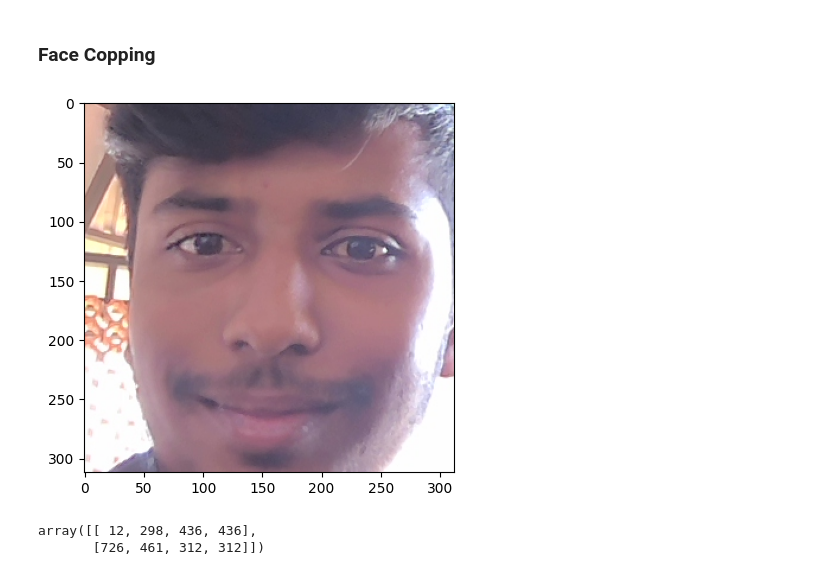
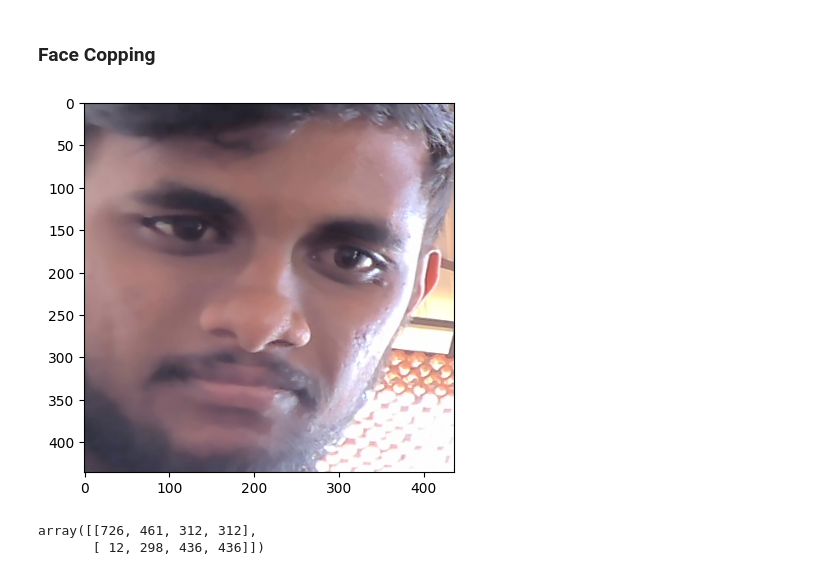
Before and after one commit to rahul5r/Age-and-Gender-Detection, a Jupyter notebook: Age_and_Gender_Detection.ipynb, the cells around one changed output. Drawn from its saved outputs; the diff is of its cells as text; code cells hidden in the pictures.

```diff
--- a/Age_and_Gender_Detection.ipynb
+++ b/Age_and_Gender_Detection.ipynb
@@ -302,27 +302,29 @@ plt.show()
 ### **Face Copping**
 # %%
 import cv2
+import matplotlib.pyplot as plt
+
 
 image_path = "images\\WIN_20241115_09_51_08_Pro.jpg"
 image = cv2.imread(image_path)
 
 gray = cv2.cvtColor(image, cv2.COLOR_BGR2GRAY)
 
 # Load the pre-trained face detector
 face_cascade = cv2.CascadeClassifier(cv2.data.haarcascades + 'haarcascade_frontalface_default.xml')
 
 # Detect faces
-faces = face_cascade.detectMultiScale(gray, scaleFactor=1.1, minNeighbors=5)
+faces = face_cascade.detectMultiScale(gray, scaleFactor=1.1, minNeighbors=4)
 
 # Crop the first detected face
 for (x, y, w, h) in faces:
     face_crop = image[y:y+h, x:x+w]
     face_crop = cv2.cvtColor(face_crop, cv2.COLOR_BGR2RGB)
     plt.imshow(face_crop)
 # %% [output]
-[figure, old version]
+[figure, new version]
 # %%
 faces
 # %% [output]
-array([[ 12, 298, 436, 436],
-       [726, 461, 312, 312]])
+array([[726, 461, 312, 312],
+       [ 12, 298, 436, 436]])
```
Also changed, not shown: 33 other files.
